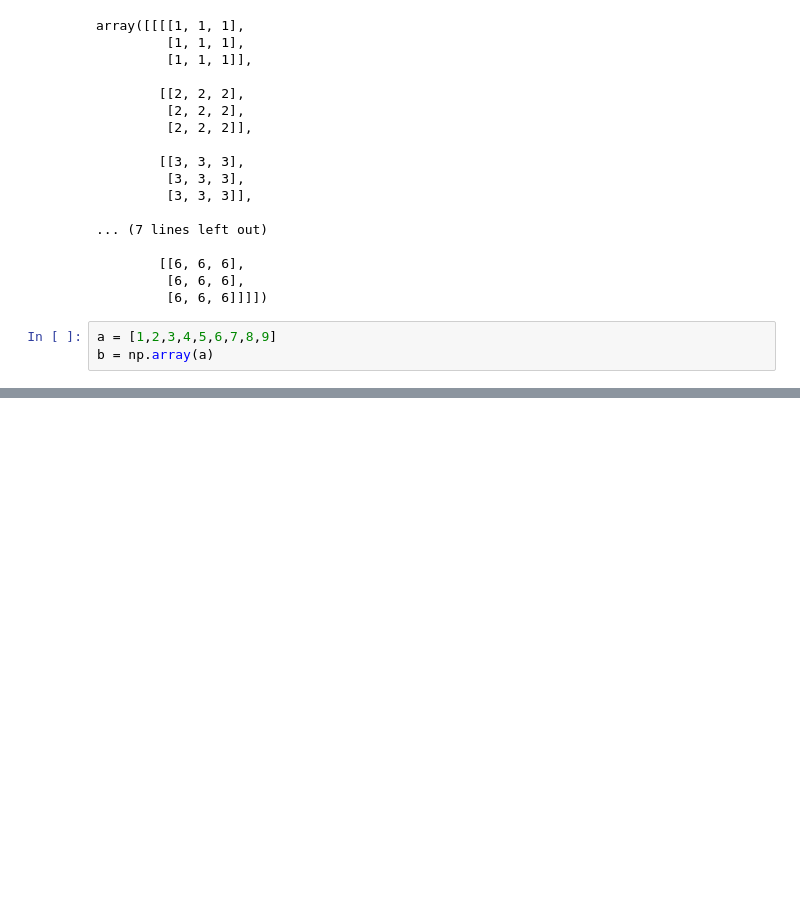
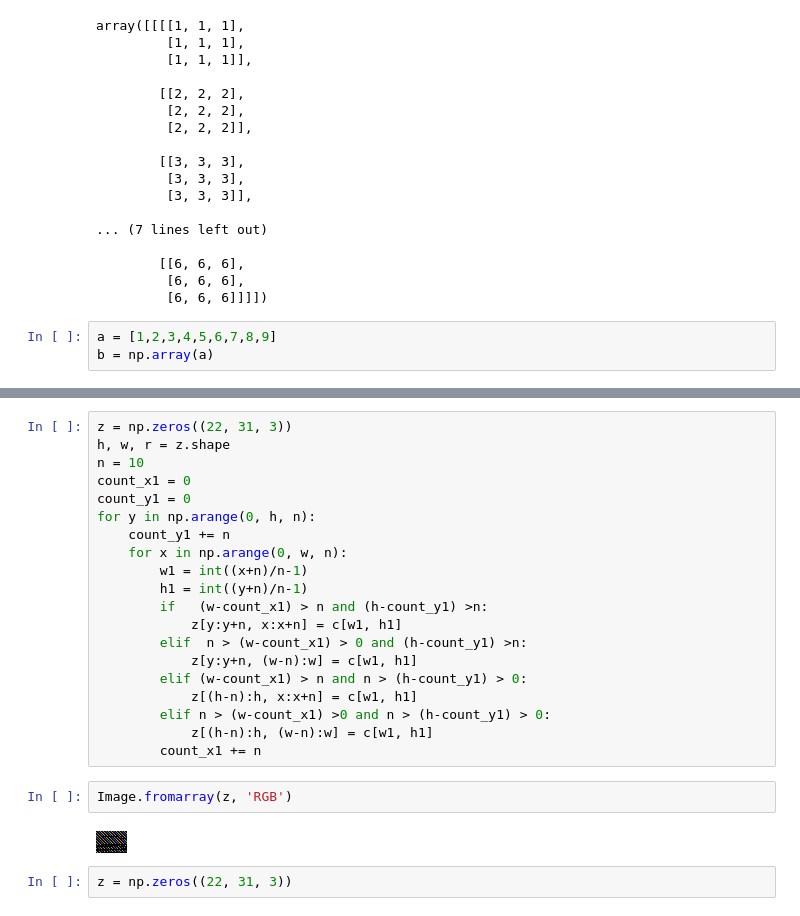
Before and after one commit to zzo30802/3rd-ML100Days, a Jupyter notebook: homework/Test.ipynb, the cells around one changed output, grey strips where cells are left out. Cells and saved outputs as stored; diff of their text form; blank space fills up the shorter version.

```diff
--- a/homework/Test.ipynb
+++ b/homework/Test.ipynb
@@ -607,0 +858,26 @@ b = np.array(a)
+# %%
+z = np.zeros((22, 31, 3))
+h, w, r = z.shape
+n = 10
+count_x1 = 0
+count_y1 = 0
+for y in np.arange(0, h, n):
+    count_y1 += n
+    for x in np.arange(0, w, n):
+        w1 = int((x+n)/n-1)
+        h1 = int((y+n)/n-1)
+        if   (w-count_x1) > n and (h-count_y1) >n:
+            z[y:y+n, x:x+n] = c[w1, h1]
+        elif  n > (w-count_x1) > 0 and (h-count_y1) >n:
+            z[y:y+n, (w-n):w] = c[w1, h1]
+        elif (w-count_x1) > n and n > (h-count_y1) > 0:
+            z[(h-n):h, x:x+n] = c[w1, h1]
+        elif n > (w-count_x1) >0 and n > (h-count_y1) > 0:
+            z[(h-n):h, (w-n):w] = c[w1, h1]
+        count_x1 += n
+# %%
+Image.fromarray(z, 'RGB')
+# %% [output]
+[figure, added]
+# %%
+z = np.zeros((22, 31, 3))
```
Also changed, not shown: parts of 39 cells of this notebook.
